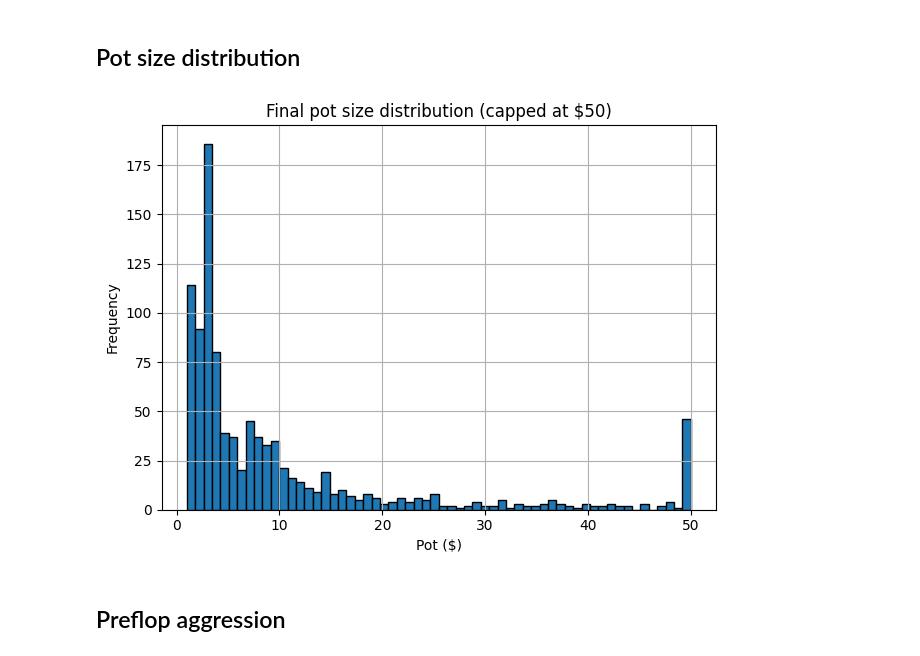
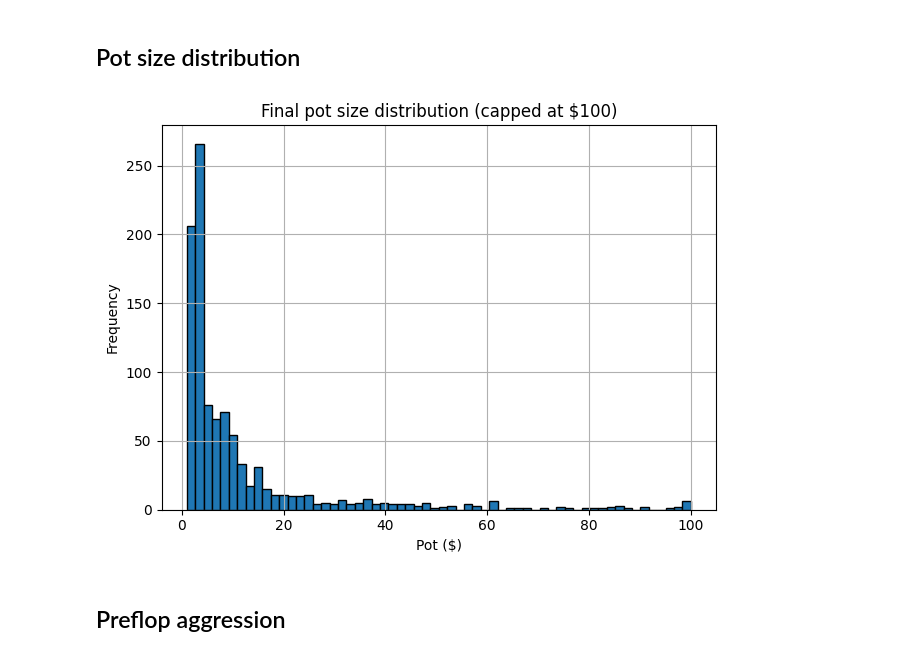
Before and after one commit to ScottBorland/Poker-Dataset-Analysis, a Jupyter notebook: notebooks/exploration.ipynb, the cells around one changed output. Drawn from its saved outputs; the diff is of its cells as text; code cells hidden in the pictures.

```diff
--- a/notebooks/exploration.ipynb
+++ b/notebooks/exploration.ipynb
@@ -58,14 +58,15 @@ plt.show()
 # %% [markdown]
 ## Pot size distribution
 # %%
-df['pot_final'].clip(upper=50).hist(bins=60, edgecolor='black')
-plt.title('Final pot size distribution (capped at $50)')
+df['pot_final'].clip(upper=100).hist(bins=60, edgecolor='black')
+
+plt.title('Final pot size distribution (capped at $100)')
 plt.xlabel('Pot ($)')
 plt.ylabel('Frequency')
 plt.tight_layout()
 plt.show()
 # %% [output]
-[figure, old version]
+[figure, new version]
 # %% [markdown]
 ## Preflop aggression
 # %%
```
Also changed, not shown: parts of 3 cells of this notebook, 2 other files.
